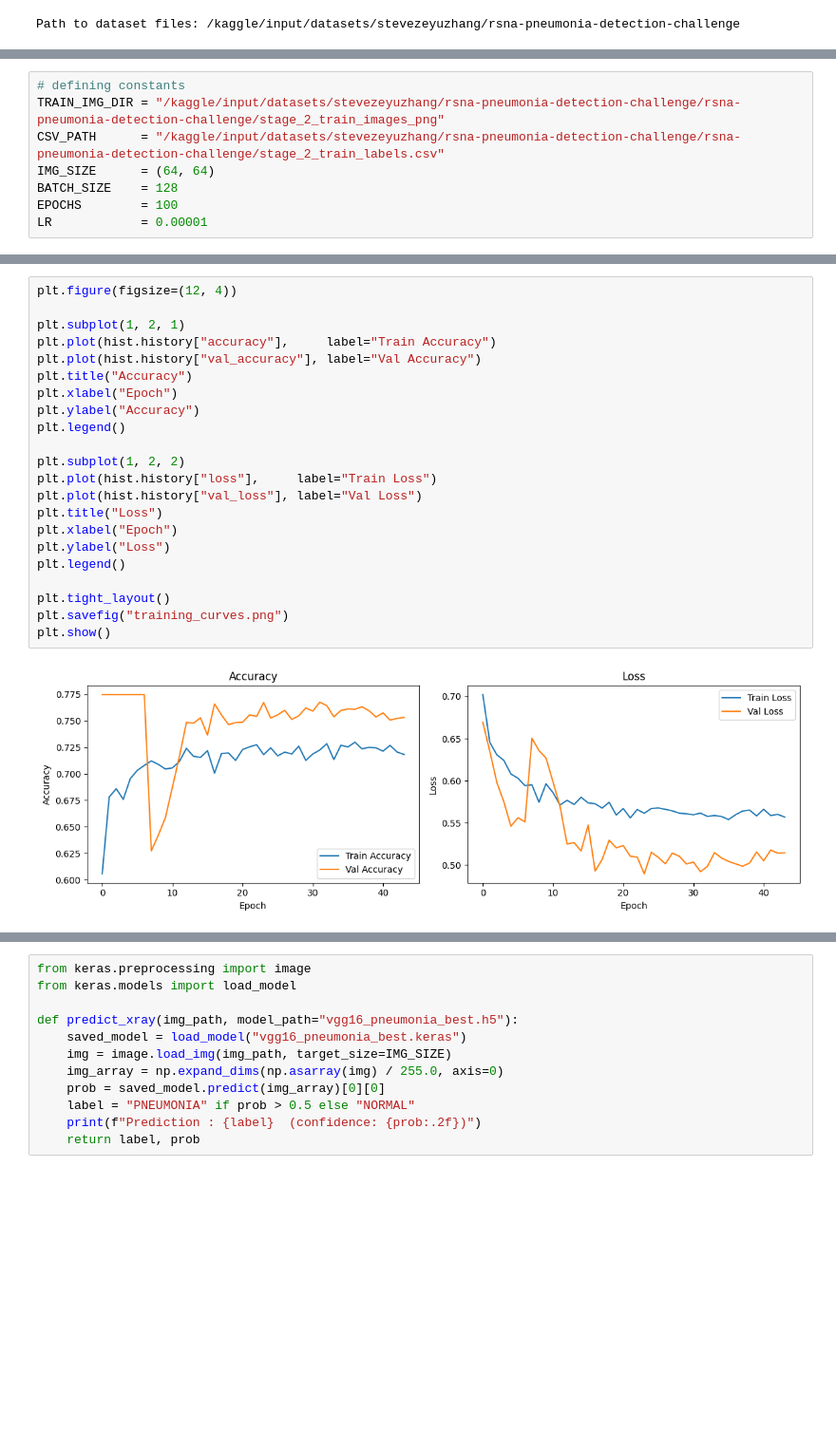
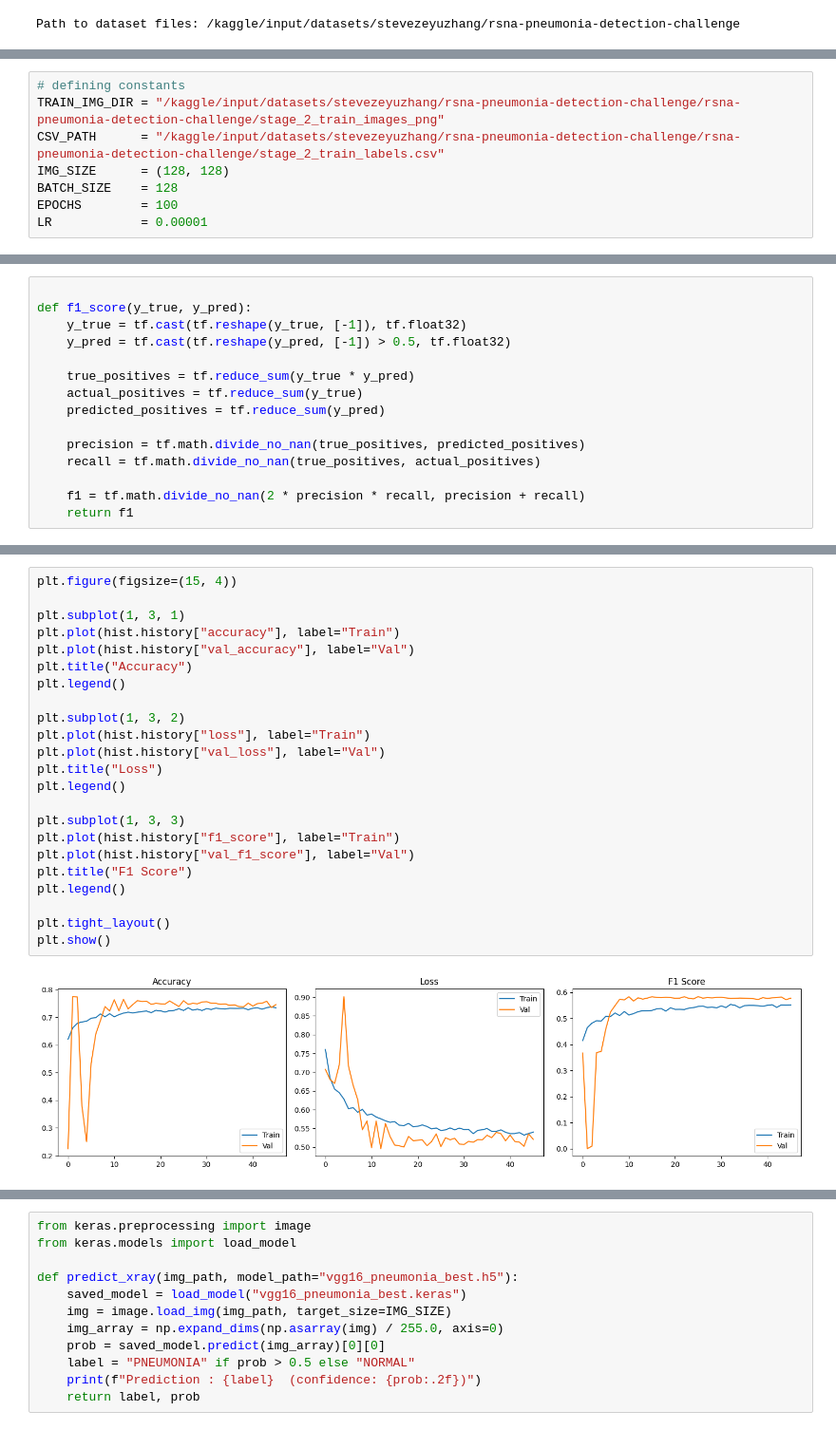
Before and after one commit to pinterbalint05-lgtm/pneumonia_detection_ml_project, a Jupyter notebook: main.ipynb, the cells around one changed output, grey strips where cells are left out. Shown at 95% size. Saved outputs shown, nothing was run; the diff lists cells and outputs as text; blank space fills up the shorter version.

Commit message:
Bigger training set half of the data image size 128 batch size 128 with f1score slight improvement

```diff
--- a/main.ipynb
+++ b/main.ipynb
@@ -33,7 +34,7 @@ mixed_precision.set_global_policy('mixed_float16')
 # defining constants
 TRAIN_IMG_DIR = "/kaggle/input/datasets/stevezeyuzhang/rsna-pneumonia-detection-challenge/rsna-pneumonia-detection-challenge/stage_2_train_images_png"
 CSV_PATH      = "/kaggle/input/datasets/stevezeyuzhang/rsna-pneumonia-detection-challenge/rsna-pneumonia-detection-challenge/stage_2_train_labels.csv"
-IMG_SIZE      = (64, 64)
+IMG_SIZE      = (128, 128)
 BATCH_SIZE    = 128
 EPOCHS        = 100
 LR            = 0.00001
@@ -199 +194,16 @@ model.compile(
+# %%
+
+def f1_score(y_true, y_pred):
+    y_true = tf.cast(tf.reshape(y_true, [-1]), tf.float32)
+    y_pred = tf.cast(tf.reshape(y_pred, [-1]) > 0.5, tf.float32)
+
+    true_positives = tf.reduce_sum(y_true * y_pred)
+    actual_positives = tf.reduce_sum(y_true)
+    predicted_positives = tf.reduce_sum(y_pred)
+
+    precision = tf.math.divide_no_nan(true_positives, predicted_positives)
+    recall = tf.math.divide_no_nan(true_positives, actual_positives)
+
+    f1 = tf.math.divide_no_nan(2 * precision * recall, precision + recall)
+    return f1
 # %%
@@ -267,24 +322,25 @@ Restoring model weights from the end of the best epoch: 24.
 # %%
-plt.figure(figsize=(12, 4))
+plt.figure(figsize=(15, 4))
 
-plt.subplot(1, 2, 1)
-plt.plot(hist.history["accuracy"],     label="Train Accuracy")
-plt.plot(hist.history["val_accuracy"], label="Val Accuracy")
+plt.subplot(1, 3, 1)
+plt.plot(hist.history["accuracy"], label="Train")
+plt.plot(hist.history["val_accuracy"], label="Val")
 plt.title("Accuracy")
-plt.xlabel("Epoch")
-plt.ylabel("Accuracy")
 plt.legend()
 
-plt.subplot(1, 2, 2)
-plt.plot(hist.history["loss"],     label="Train Loss")
-plt.plot(hist.history["val_loss"], label="Val Loss")
+plt.subplot(1, 3, 2)
+plt.plot(hist.history["loss"], label="Train")
+plt.plot(hist.history["val_loss"], label="Val")
 plt.title("Loss")
-plt.xlabel("Epoch")
-plt.ylabel("Loss")
+plt.legend()
+
+plt.subplot(1, 3, 3)
+plt.plot(hist.history["f1_score"], label="Train")
+plt.plot(hist.history["val_f1_score"], label="Val")
+plt.title("F1 Score")
 plt.legend()
 
 plt.tight_layout()
-plt.savefig("training_curves.png")
 plt.show()
 # %% [output]
-[figure, old version]
+[figure, new version]
```
Also changed, not shown: parts of 12 cells of this notebook.
